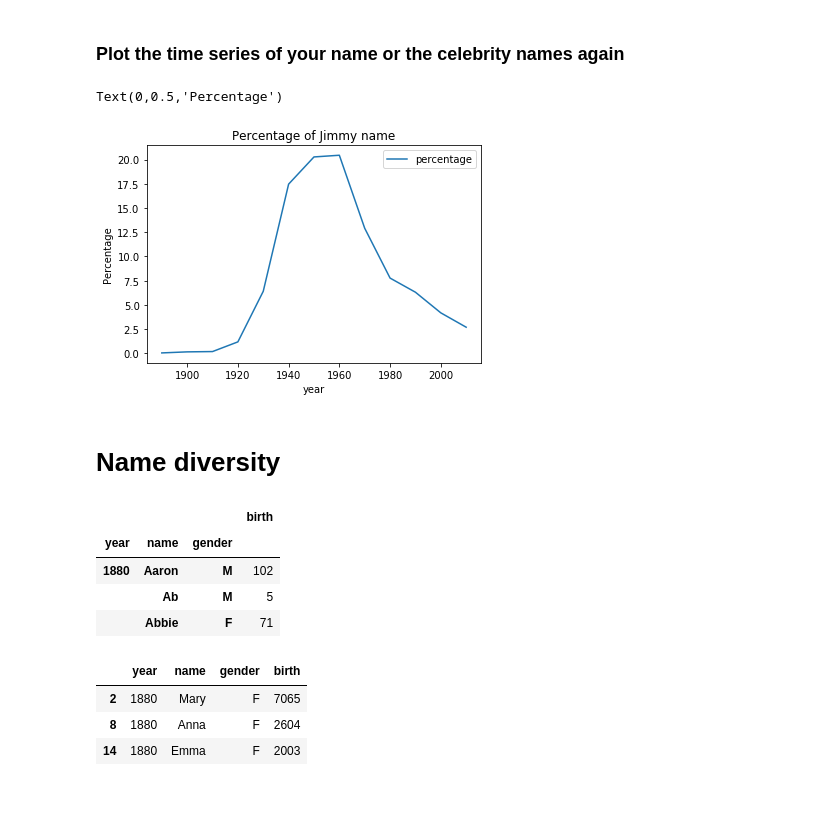
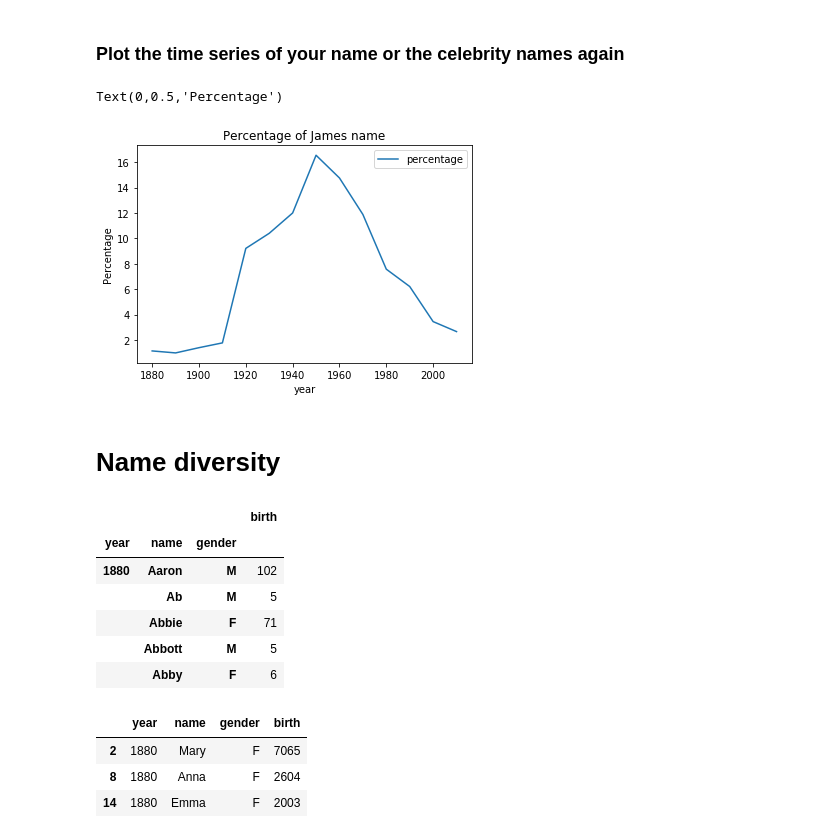
Before and after one commit to ahsansana1/babynamesanalysis, a Jupyter notebook: first_week_assginment.ipynb, the cells around one changed output. Saved outputs shown, nothing was run; the diff lists cells and outputs as text; code cells hidden in the pictures; blank space fills up the shorter version.

```diff
--- a/first_week_assginment.ipynb
+++ b/first_week_assginment.ipynb
@@ -287,27 +287,29 @@ Text(0,0.5,'Percentage')
 # %% [markdown]
 ### Plot the time series of your name or the celebrity names again
 # %%
-df18 = df7.loc[df7['name'] == 'Jimmy']
+df18 = df7.loc[df7['name'] == 'James']
 df19 = df18.groupby('year')[['birth']].sum()
 df19['percentage'] = df19['birth']/df19['birth'].sum()*100
 df20 = df19[['percentage']].reset_index()
 df20.plot(x = 'year')
-plt.title('Percentage of Jimmy name')
+plt.title('Percentage of James name')
 plt.ylabel('Percentage')
 # %% [output]
 Text(0,0.5,'Percentage')
-[figure, old version]
+[figure, new version]
 # %% [markdown]
 # Name diversity
 # %%
 df21 = df7.groupby(['year','name','gender' ])[['birth']].sum()
-df21.head(3)
+df21.head(5)
 # %% [output]
 |  |  |  | birth |
 | year | name | gender |  |
 | 1880 | Aaron | M | 102 |
 |  | Ab | M | 5 |
 |  | Abbie | F | 71 |
+|  | Abbott | M | 5 |
+|  | Abby | F | 6 |
 # %%
 df22 =df21.sort_values(['year','birth'],ascending =[True,False])
 df22.head()
```
Also changed, not shown: parts of 2 cells of this notebook.
